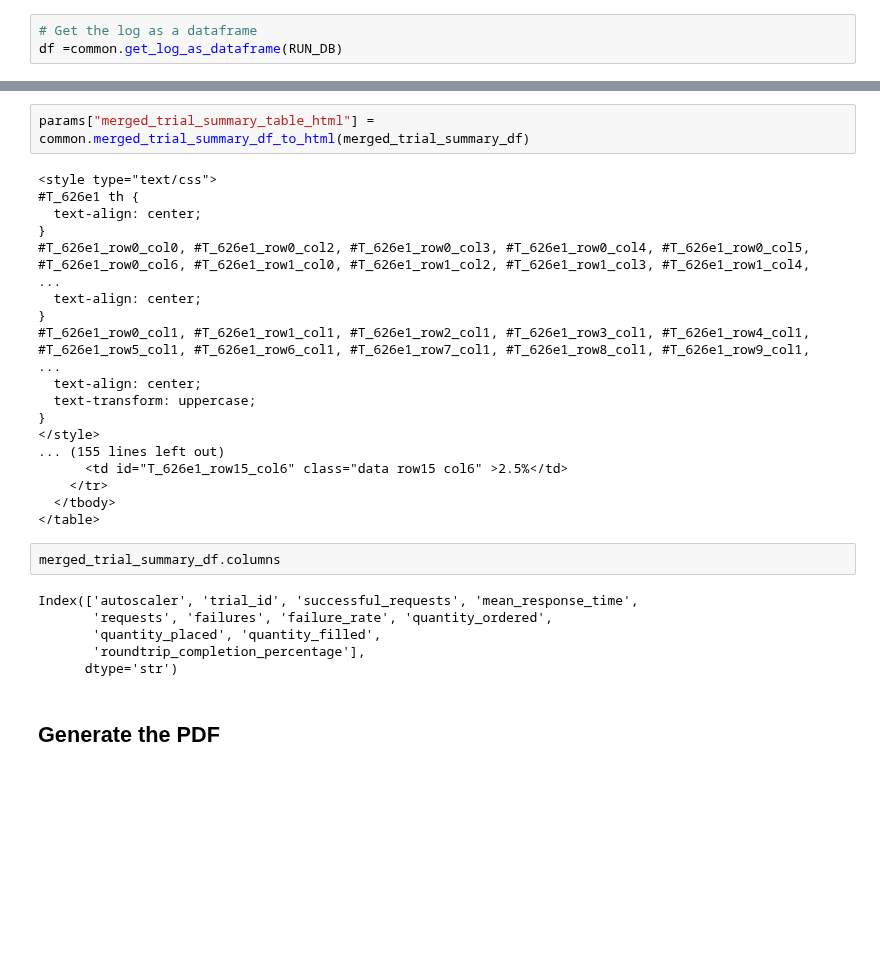
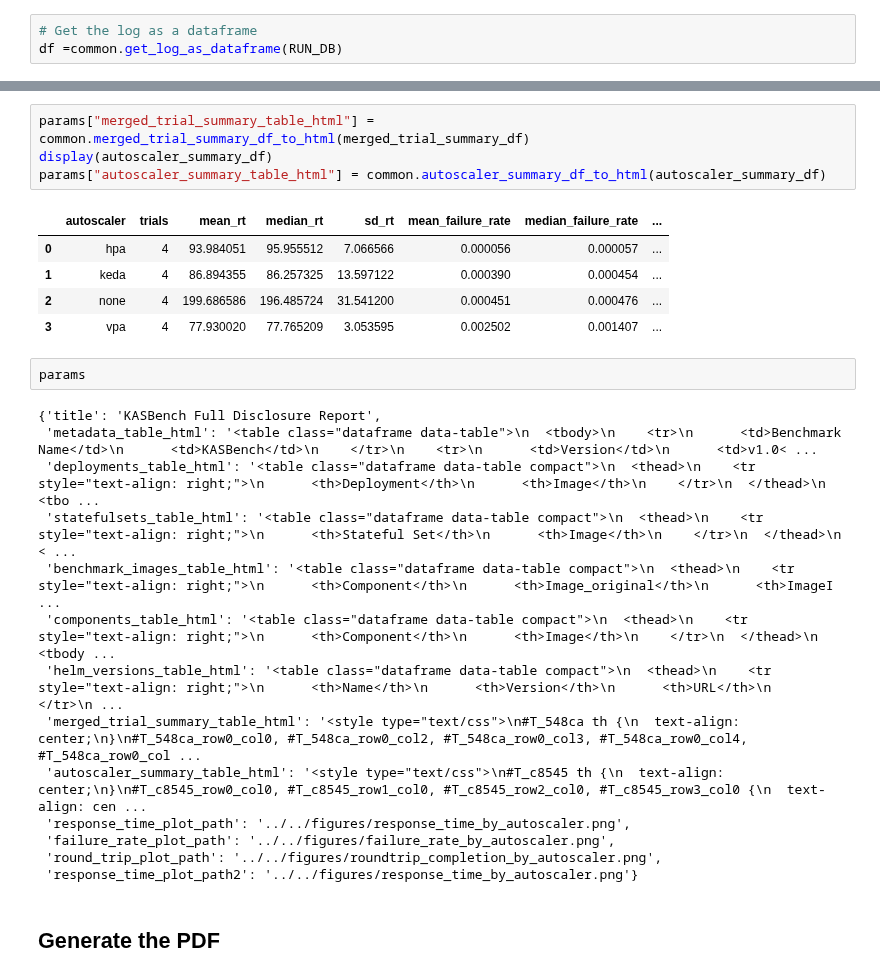
Before and after one commit to kasbench/kasbench-analysis, a Jupyter notebook: src/fdr.ipynb, the cells around one changed output, grey strips where cells are left out. Drawn from its saved outputs; the diff is of its cells as text; blank space fills up the shorter version.

```diff
--- a/src/fdr.ipynb
+++ b/src/fdr.ipynb
@@ -440,32 +443,30 @@ _, _ = common.plot_roundtrip_completion_by_autoscaler(merged_trial_summary_df, s
 [figure]
 # %%
 params["merged_trial_summary_table_html"] = common.merged_trial_summary_df_to_html(merged_trial_summary_df)
+display(autoscaler_summary_df)
+params["autoscaler_summary_table_html"] = common.autoscaler_summary_df_to_html(autoscaler_summary_df)
 # %% [output]
-<style type="text/css">
-#T_626e1 th {
-  text-align: center;
-}
-#T_626e1_row0_col0, #T_626e1_row0_col2, #T_626e1_row0_col3, #T_626e1_row0_col4, #T_626e1_row0_col5, #T_626e1_row0_col6, #T_626e1_row1_col0, #T_626e1_row1_col2, #T_626e1_row1_col3, #T_626e1_row1_col4,  ...
-  text-align: center;
-}
-#T_626e1_row0_col1, #T_626e1_row1_col1, #T_626e1_row2_col1, #T_626e1_row3_col1, #T_626e1_row4_col1, #T_626e1_row5_col1, #T_626e1_row6_col1, #T_626e1_row7_col1, #T_626e1_row8_col1, #T_626e1_row9_col1,  ...
-  text-align: center;
-  text-transform: uppercase;
-}
-</style>
-... (155 lines left out)
-      <td id="T_626e1_row15_col6" class="data row15 col6" >2.5%</td>
-    </tr>
-  </tbody>
-</table>
+|  | autoscaler | trials | mean_rt | median_rt | sd_rt | mean_failure_rate | median_failure_rate | ... |
+| 0 | hpa | 4 | 93.984051 | 95.955512 | 7.066566 | 0.000056 | 0.000057 | ... |
+| 1 | keda | 4 | 86.894355 | 86.257325 | 13.597122 | 0.000390 | 0.000454 | ... |
+| 2 | none | 4 | 199.686586 | 196.485724 | 31.541200 | 0.000451 | 0.000476 | ... |
+| 3 | vpa | 4 | 77.930020 | 77.765209 | 3.053595 | 0.002502 | 0.001407 | ... |
 # %%
-merged_trial_summary_df.columns
+params
 # %% [output]
-Index(['autoscaler', 'trial_id', 'successful_requests', 'mean_response_time',
-       'requests', 'failures', 'failure_rate', 'quantity_ordered',
-       'quantity_placed', 'quantity_filled',
-       'roundtrip_completion_percentage'],
-      dtype='str')
+{'title': 'KASBench Full Disclosure Report',
+ 'metadata_table_html': '<table class="dataframe data-table">\n  <tbody>\n    <tr>\n      <td>Benchmark Name</td>\n      <td>KASBench</td>\n    </tr>\n    <tr>\n      <td>Version</td>\n      <td>v1.0< ...
+ 'deployments_table_html': '<table class="dataframe data-table compact">\n  <thead>\n    <tr style="text-align: right;">\n      <th>Deployment</th>\n      <th>Image</th>\n    </tr>\n  </thead>\n  <tbo ...
+ 'statefulsets_table_html': '<table class="dataframe data-table compact">\n  <thead>\n    <tr style="text-align: right;">\n      <th>Stateful Set</th>\n      <th>Image</th>\n    </tr>\n  </thead>\n  < ...
+ 'benchmark_images_table_html': '<table class="dataframe data-table compact">\n  <thead>\n    <tr style="text-align: right;">\n      <th>Component</th>\n      <th>Image_original</th>\n      <th>ImageI ...
+ 'components_table_html': '<table class="dataframe data-table compact">\n  <thead>\n    <tr style="text-align: right;">\n      <th>Component</th>\n      <th>Image</th>\n    </tr>\n  </thead>\n  <tbody ...
+ 'helm_versions_table_html': '<table class="dataframe data-table compact">\n  <thead>\n    <tr style="text-align: right;">\n      <th>Name</th>\n      <th>Version</th>\n      <th>URL</th>\n    </tr>\n ...
+ 'merged_trial_summary_table_html': '<style type="text/css">\n#T_548ca th {\n  text-align: center;\n}\n#T_548ca_row0_col0, #T_548ca_row0_col2, #T_548ca_row0_col3, #T_548ca_row0_col4, #T_548ca_row0_col ...
+ 'autoscaler_summary_table_html': '<style type="text/css">\n#T_c8545 th {\n  text-align: center;\n}\n#T_c8545_row0_col0, #T_c8545_row1_col0, #T_c8545_row2_col0, #T_c8545_row3_col0 {\n  text-align: cen ...
+ 'response_time_plot_path': '../../figures/response_time_by_autoscaler.png',
+ 'failure_rate_plot_path': '../../figures/failure_rate_by_autoscaler.png',
+ 'round_trip_plot_path': '../../figures/roundtrip_completion_by_autoscaler.png',
+ 'response_time_plot_path2': '../../figures/response_time_by_autoscaler.png'}
 # %% [markdown]
 ## Generate the PDF
 # %%
```
Also changed, not shown: parts of 1 cell of this notebook, 4 other files.
